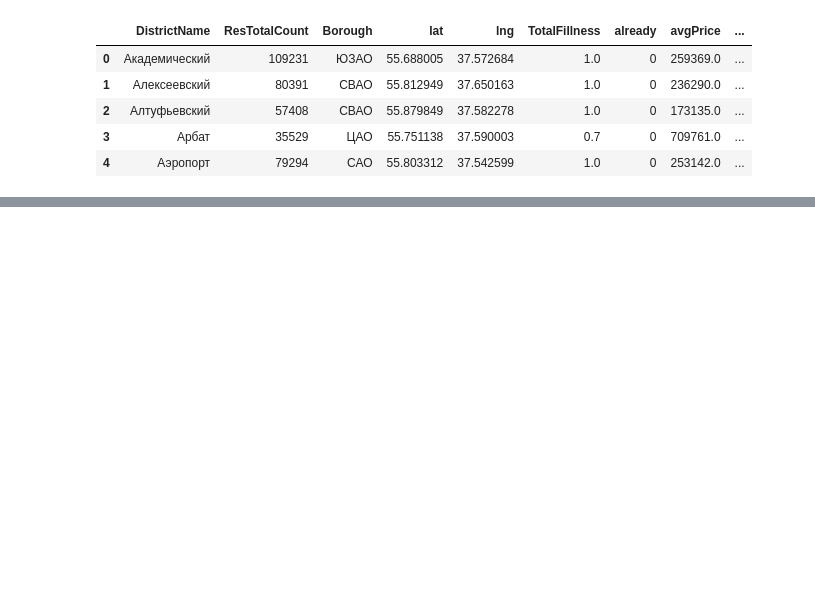
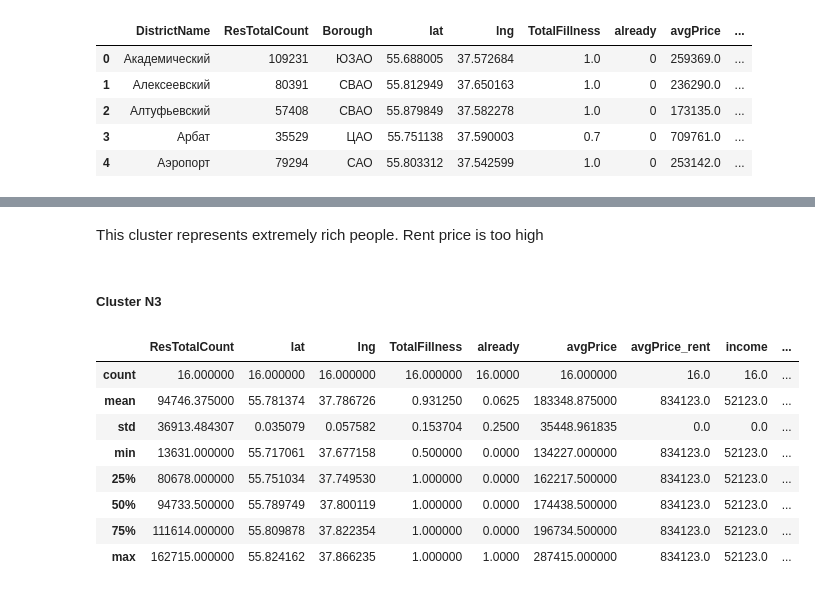
Before and after one commit to kujablik/Coursera_Capstone, a Jupyter notebook: FinalProject/notebook.ipynb, the cells around one changed output, grey strips where cells are left out. Drawn from its saved outputs; the diff is of its cells as text; code cells hidden in the pictures; blank space fills up the shorter version.

```diff
--- a/FinalProject/notebook.ipynb
+++ b/FinalProject/notebook.ipynb
@@ -540,0 +513,16 @@ map_clusters.save("out/moscow_map_clusters.html")
+# %% [markdown]
+This cluster represents extremely rich people. Rent price is too high
+# %% [markdown]
+##### Cluster N3
+# %%
+final_data_df[final_data_df['cluster']==2].describe()
+# %% [output]
+|  | ResTotalCount | lat | lng | TotalFillness | already | avgPrice | avgPrice_rent | income | ... |
+| count | 16.000000 | 16.000000 | 16.000000 | 16.000000 | 16.0000 | 16.000000 | 16.0 | 16.0 | ... |
+| mean | 94746.375000 | 55.781374 | 37.786726 | 0.931250 | 0.0625 | 183348.875000 | 834123.0 | 52123.0 | ... |
+| std | 36913.484307 | 0.035079 | 0.057582 | 0.153704 | 0.2500 | 35448.961835 | 0.0 | 0.0 | ... |
+| min | 13631.000000 | 55.717061 | 37.677158 | 0.500000 | 0.0000 | 134227.000000 | 834123.0 | 52123.0 | ... |
+| 25% | 80678.000000 | 55.751034 | 37.749530 | 1.000000 | 0.0000 | 162217.500000 | 834123.0 | 52123.0 | ... |
+| 50% | 94733.500000 | 55.789749 | 37.800119 | 1.000000 | 0.0000 | 174438.500000 | 834123.0 | 52123.0 | ... |
+| 75% | 111614.000000 | 55.809878 | 37.822354 | 1.000000 | 0.0000 | 196734.500000 | 834123.0 | 52123.0 | ... |
+| max | 162715.000000 | 55.824162 | 37.866235 | 1.000000 | 1.0000 | 287415.000000 | 834123.0 | 52123.0 | ... |
```
Also changed, not shown: parts of 61 cells of this notebook, 3 other files.
